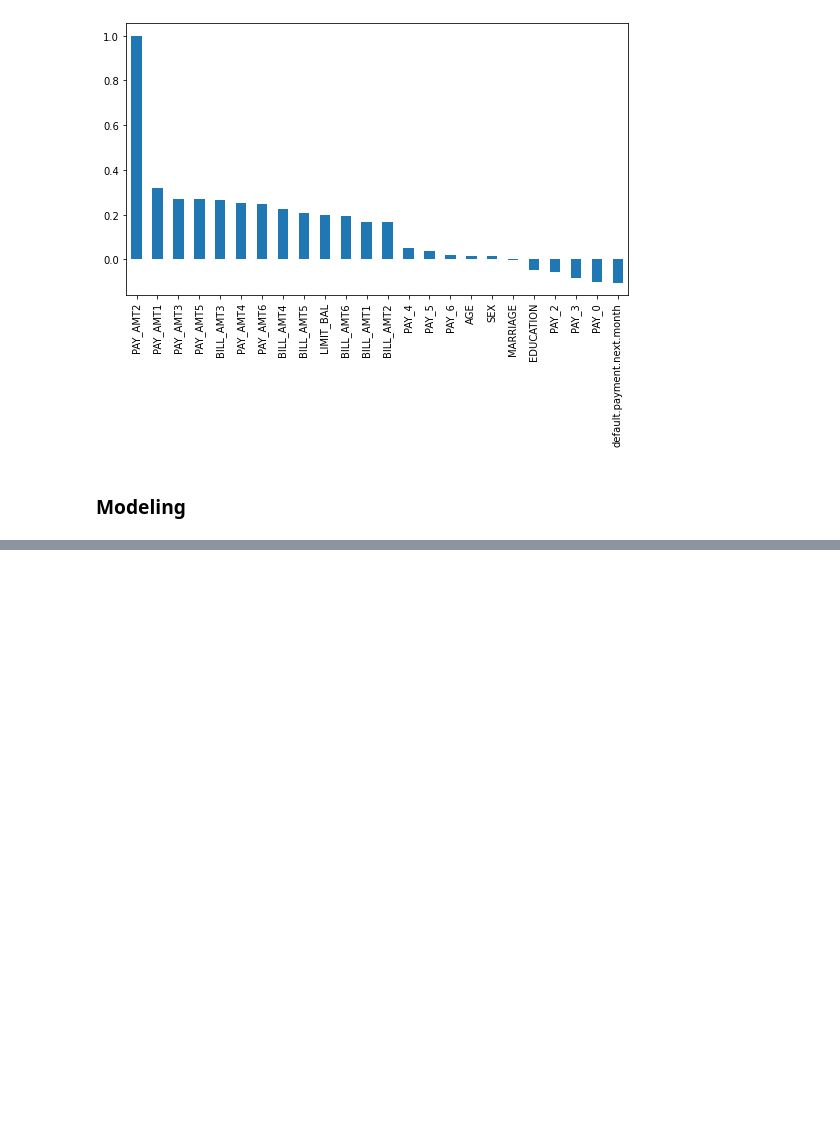
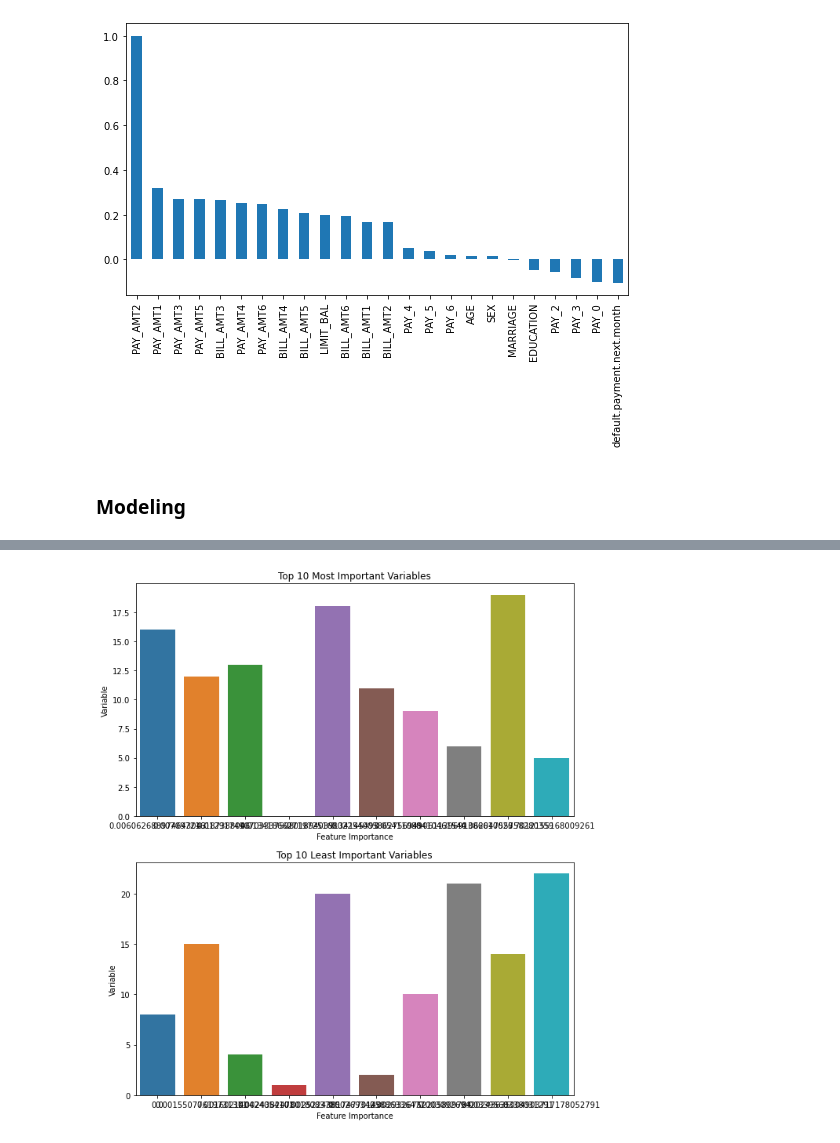
Before and after one commit to alexwems1/Credit-card-status-payment, a Jupyter notebook: Credit Card Payment Prediction.ipynb, the cells around one changed output, grey strips where cells are left out. Saved outputs shown, nothing was run; the diff lists cells and outputs as text; code cells hidden in the pictures; blank space fills up the shorter version.

```diff
--- a/Credit Card Payment Prediction.ipynb
+++ b/Credit Card Payment Prediction.ipynb
@@ -310,0 +318,14 @@ for pred in models:
+# %%
+importance_df = pd.Series(XG.feature_importances_).reset_index()
+importance_df.columns = ["Variable", "Feature Importance"]
+importance_df.sort_values("Feature Importance", ascending = False, ignore_index = True, inplace = True)
+plt.figure(figsize = (10, 12))
+plt.subplot(2,1,1)
+plt.title("Top 10 Most Important Variables")
+sns.barplot(y = "Variable", x = "Feature Importance", data = importance_df.iloc[:10, :])
+plt.subplot(2,1,2)
+plt.title("Top 10 Least Important Variables")
+sns.barplot(y = "Variable", x = "Feature Importance", data = importance_df.iloc[-10:, :])
+plt.show()
+# %% [output]
+[figure, added]
```
Also changed, not shown: parts of 9 cells of this notebook.
